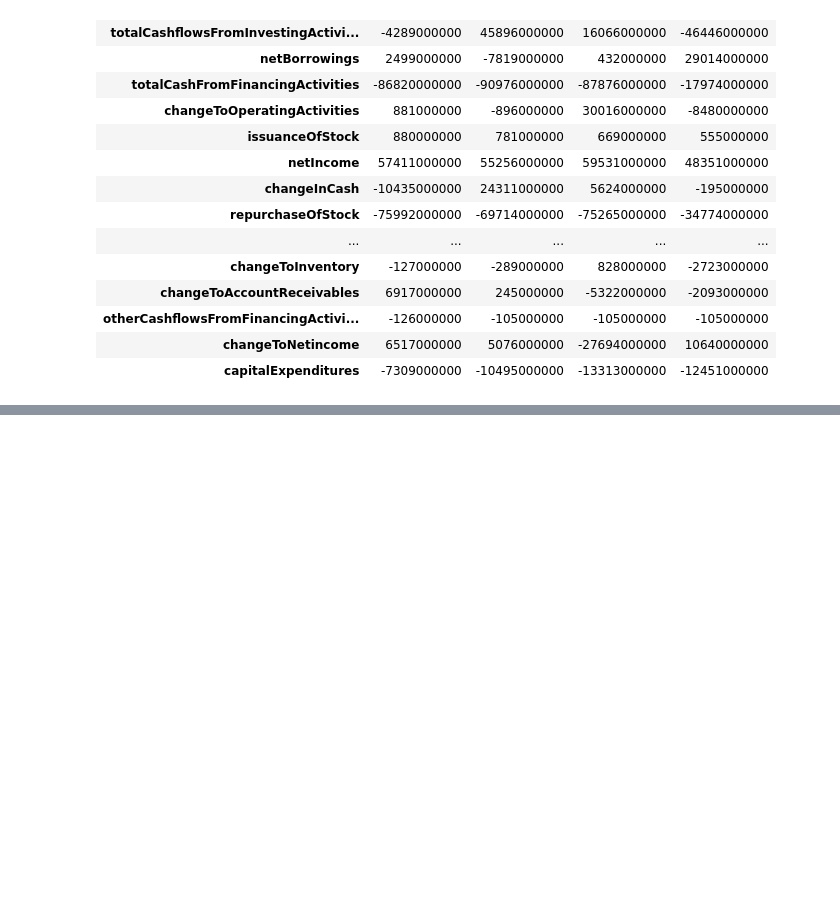
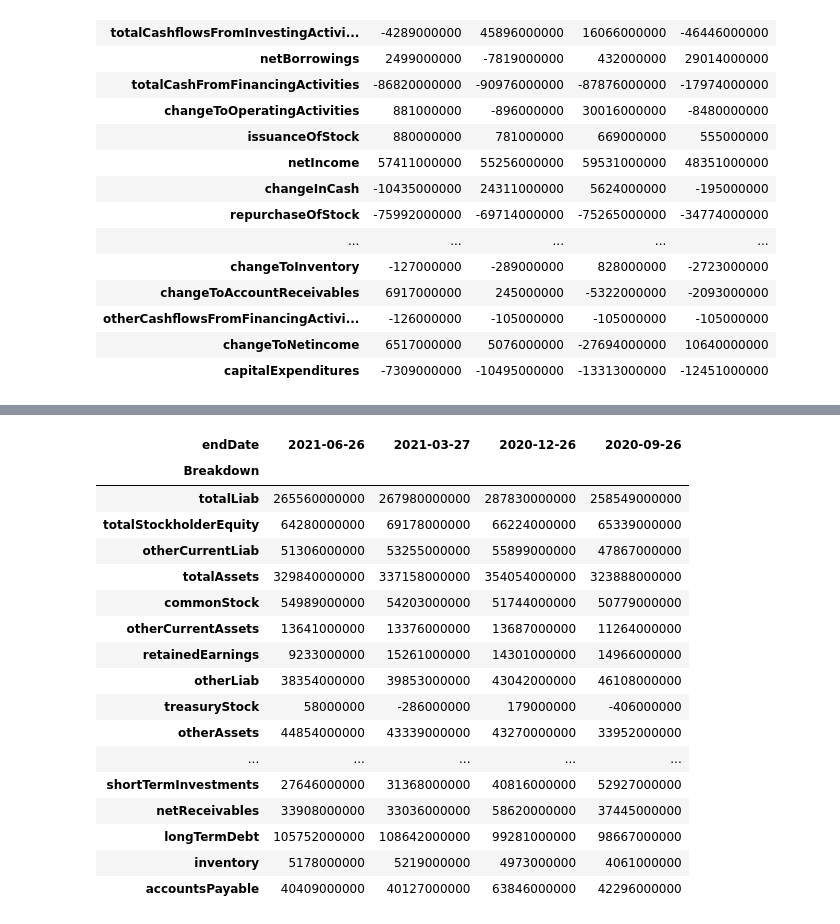
Before and after one commit to jnishii/stock-analysis, a Jupyter notebook: yahoo_fin/Tutorial.ipynb, the cells around one changed output, grey strips where cells are left out. Saved outputs shown, nothing was run; the diff lists cells and outputs as text; code cells hidden in the pictures; blank space fills up the shorter version.

```diff
--- a/yahoo_fin/Tutorial.ipynb
+++ b/yahoo_fin/Tutorial.ipynb
@@ -335,0 +278,22 @@ display(bs_y)
+# %%
+#display(bs_y)
+display(bs_q)
+# %% [output]
+| endDate | 2021-06-26 | 2021-03-27 | 2020-12-26 | 2020-09-26 |
+| Breakdown |  |  |  |  |
+| totalLiab | 265560000000 | 267980000000 | 287830000000 | 258549000000 |
+| totalStockholderEquity | 64280000000 | 69178000000 | 66224000000 | 65339000000 |
+| otherCurrentLiab | 51306000000 | 53255000000 | 55899000000 | 47867000000 |
+| totalAssets | 329840000000 | 337158000000 | 354054000000 | 323888000000 |
+| commonStock | 54989000000 | 54203000000 | 51744000000 | 50779000000 |
+| otherCurrentAssets | 13641000000 | 13376000000 | 13687000000 | 11264000000 |
+| retainedEarnings | 9233000000 | 15261000000 | 14301000000 | 14966000000 |
+| otherLiab | 38354000000 | 39853000000 | 43042000000 | 46108000000 |
+| treasuryStock | 58000000 | -286000000 | 179000000 | -406000000 |
+| otherAssets | 44854000000 | 43339000000 | 43270000000 | 33952000000 |
+| ... | ... | ... | ... | ... |
+| shortTermInvestments | 27646000000 | 31368000000 | 40816000000 | 52927000000 |
+| netReceivables | 33908000000 | 33036000000 | 58620000000 | 37445000000 |
+| longTermDebt | 105752000000 | 108642000000 | 99281000000 | 98667000000 |
+| inventory | 5178000000 | 5219000000 | 4973000000 | 4061000000 |
+| accountsPayable | 40409000000 | 40127000000 | 63846000000 | 42296000000 |
```
Also changed, not shown: parts of 17 cells of this notebook, 3 other files.
